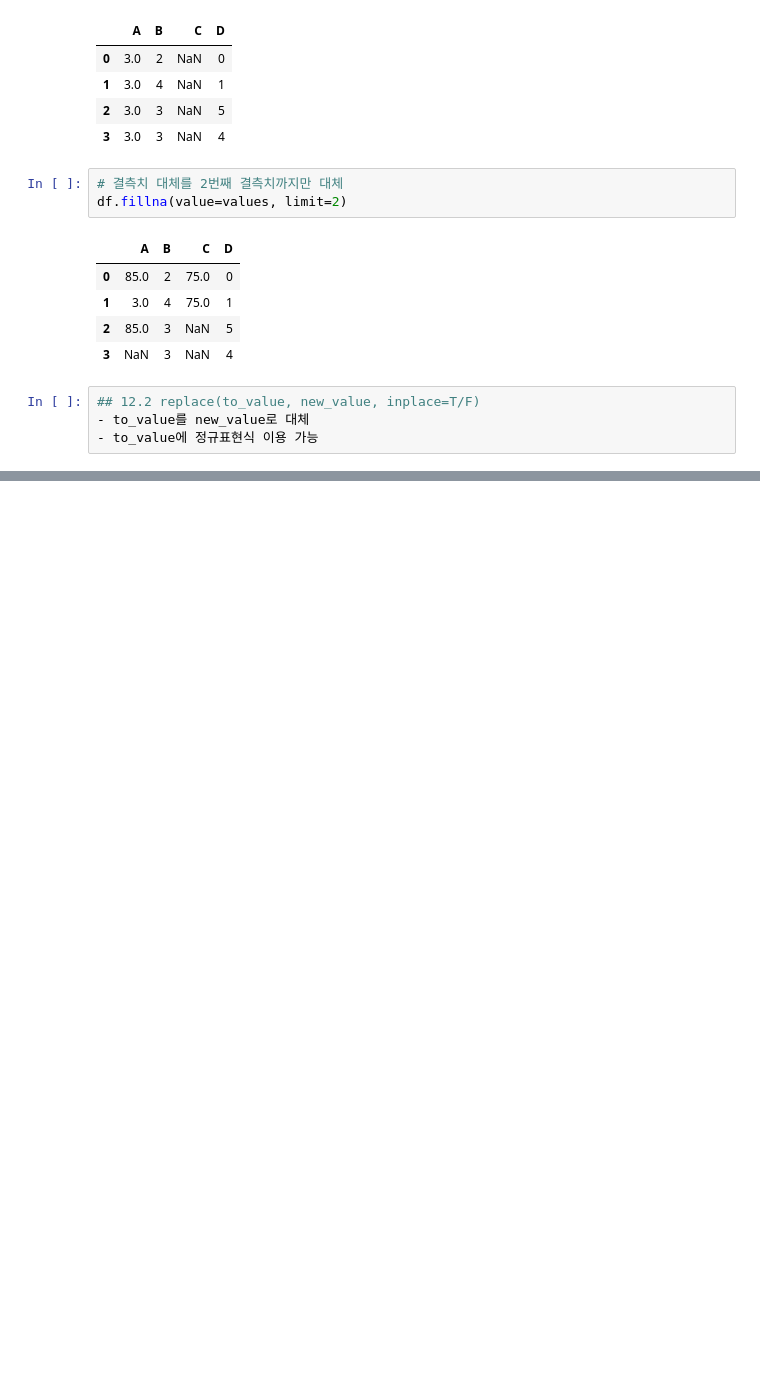
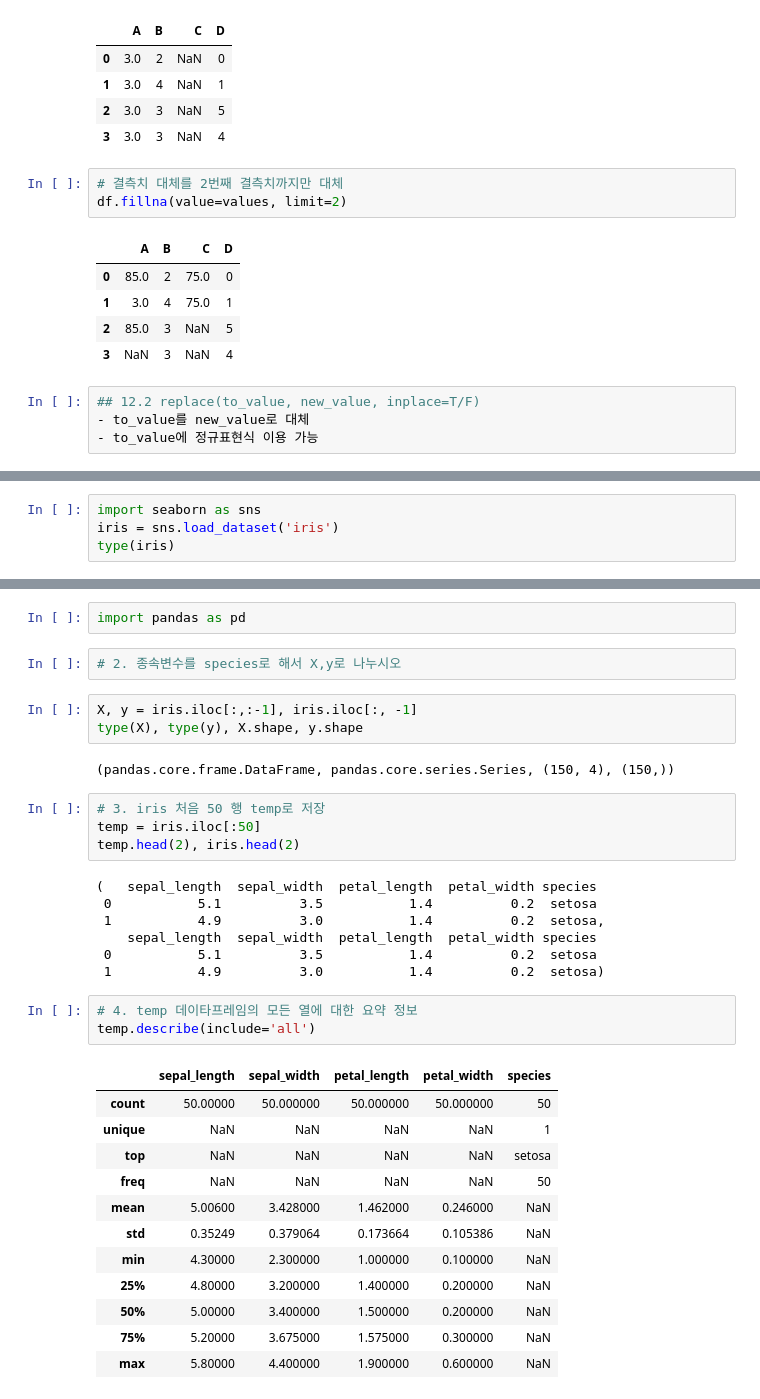
Before and after one commit to ksmindpks/ai_x, a Jupyter notebook: source/01_python/ch11_데이터프레임과 시리즈 (Pandas)_9절~.ipynb, the cells around one changed output, grey strips where cells are left out. Drawn from its saved outputs; the diff is of its cells as text; blank space fills up the shorter version.

```diff
--- a/source/01_python/ch11_데이터프레임과 시리즈 (Pandas)_9절~.ipynb
+++ b/source/01_python/ch11_데이터프레임과 시리즈 (Pandas)_9절~.ipynb
@@ -650,0 +654,4 @@ df.fillna(value=values, limit=2)
+# %%
+import seaborn as sns
+iris = sns.load_dataset('iris')
+type(iris)
@@ -650,0 +670,36 @@ df.fillna(value=values, limit=2)
+# %%
+import pandas as pd
+# %%
+# 2. 종속변수를 species로 해서 X,y로 나누시오
+# %%
+X, y = iris.iloc[:,:-1], iris.iloc[:, -1]
+type(X), type(y), X.shape, y.shape
+# %% [output]
+(pandas.core.frame.DataFrame, pandas.core.series.Series, (150, 4), (150,))
+# %%
+# 3. iris 처음 50 행 temp로 저장
+temp = iris.iloc[:50]
+temp.head(2), iris.head(2)
+# %% [output]
+(   sepal_length  sepal_width  petal_length  petal_width species
+ 0           5.1          3.5           1.4          0.2  setosa
+ 1           4.9          3.0           1.4          0.2  setosa,
+    sepal_length  sepal_width  petal_length  petal_width species
+ 0           5.1          3.5           1.4          0.2  setosa
+ 1           4.9          3.0           1.4          0.2  setosa)
+# %%
+# 4. temp 데이타프레임의 모든 열에 대한 요약 정보
+temp.describe(include='all')
+# %% [output]
+|  | sepal_length | sepal_width | petal_length | petal_width | species |
+| count | 50.00000 | 50.000000 | 50.000000 | 50.000000 | 50 |
+| unique | NaN | NaN | NaN | NaN | 1 |
+| top | NaN | NaN | NaN | NaN | setosa |
+| freq | NaN | NaN | NaN | NaN | 50 |
+| mean | 5.00600 | 3.428000 | 1.462000 | 0.246000 | NaN |
+| std | 0.35249 | 0.379064 | 0.173664 | 0.105386 | NaN |
+| min | 4.30000 | 2.300000 | 1.000000 | 0.100000 | NaN |
+| 25% | 4.80000 | 3.200000 | 1.400000 | 0.200000 | NaN |
+| 50% | 5.00000 | 3.400000 | 1.500000 | 0.200000 | NaN |
+| 75% | 5.20000 | 3.675000 | 1.575000 | 0.300000 | NaN |
+| max | 5.80000 | 4.400000 | 1.900000 | 0.600000 | NaN |
```
Also changed, not shown: parts of 10 cells of this notebook.
